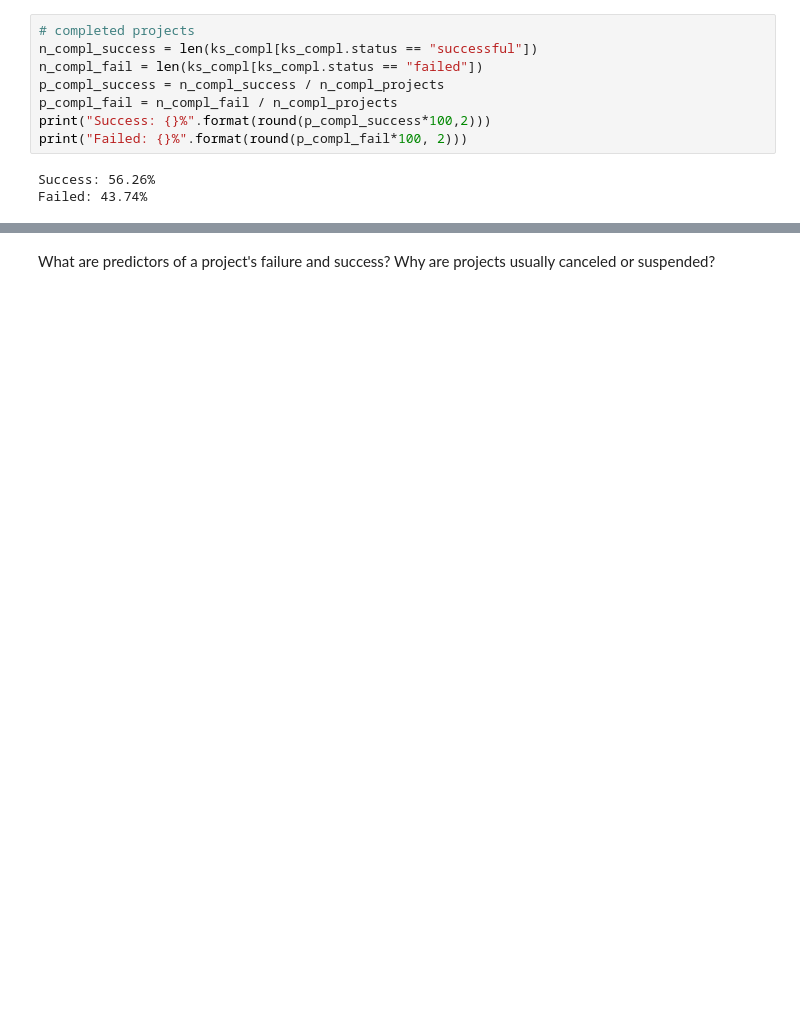
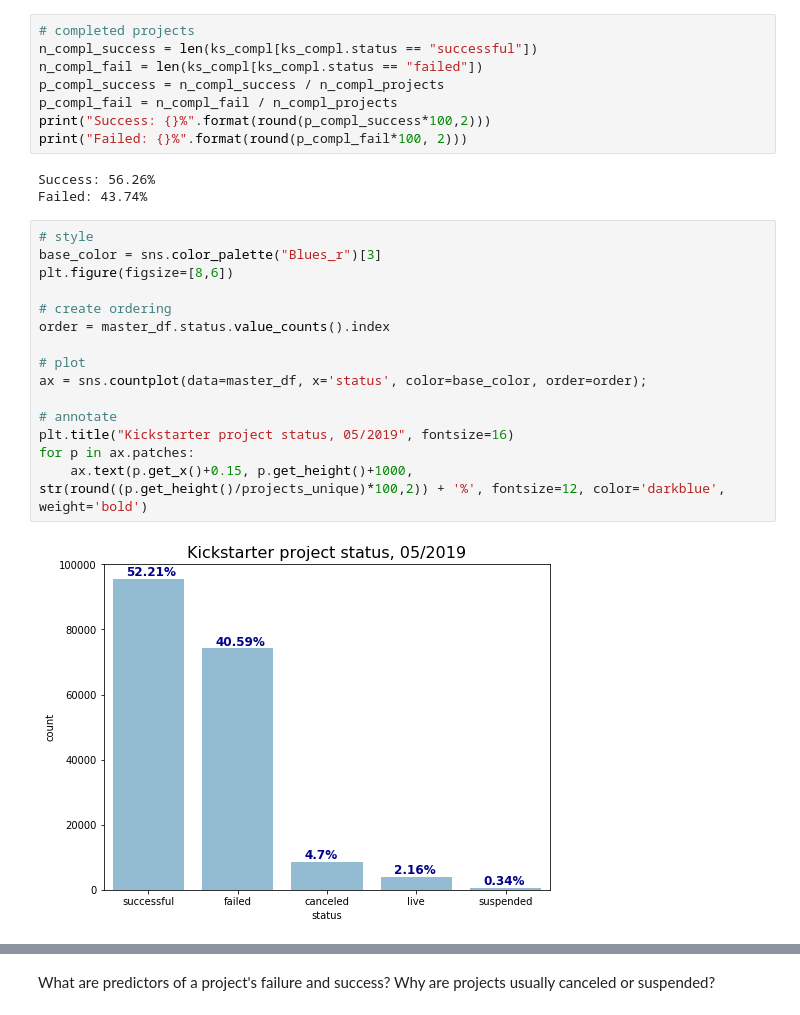
Before and after one commit to faymarie/crowdfunding-analysis, a Jupyter notebook: crowdfunding-visual-analysis.ipynb, the cells around one changed output, grey strips where cells are left out. Drawn from its saved outputs; the diff is of its cells as text; blank space fills up the shorter version.

Commit message:
feat: Visualize project statuses

```diff
--- a/crowdfunding-visual-analysis.ipynb
+++ b/crowdfunding-visual-analysis.ipynb
@@ -230,3 +225,20 @@ print("Failed: {}%".format(round(p_compl_fail*100, 2)))
 # %% [output]
 Success: 56.26%
 Failed: 43.74%
+# %%
+# style
+base_color = sns.color_palette("Blues_r")[3]
+plt.figure(figsize=[8,6])
+
+# create ordering
+order = master_df.status.value_counts().index
+
+# plot
+ax = sns.countplot(data=master_df, x='status', color=base_color, order=order);
+
+# annotate
+plt.title("Kickstarter project status, 05/2019", fontsize=16)
+for p in ax.patches:
+    ax.text(p.get_x()+0.15, p.get_height()+1000, str(round((p.get_height()/projects_unique)*100,2)) + '%', fontsize=12, color='darkblue', weight='bold')
+# %% [output]
+[figure, added]
```
Also changed, not shown: parts of 18 cells of this notebook.
